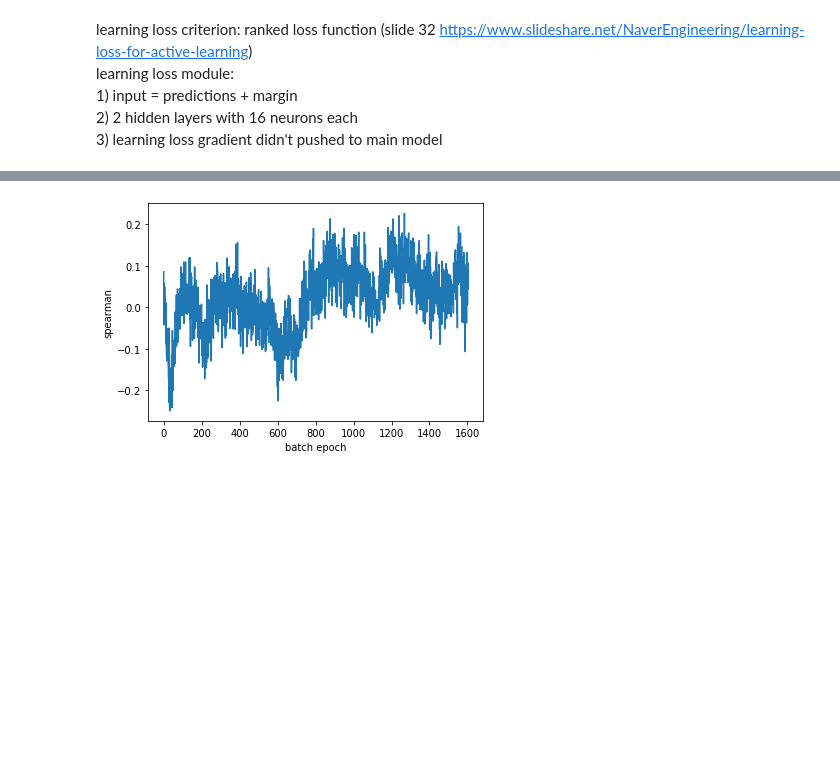
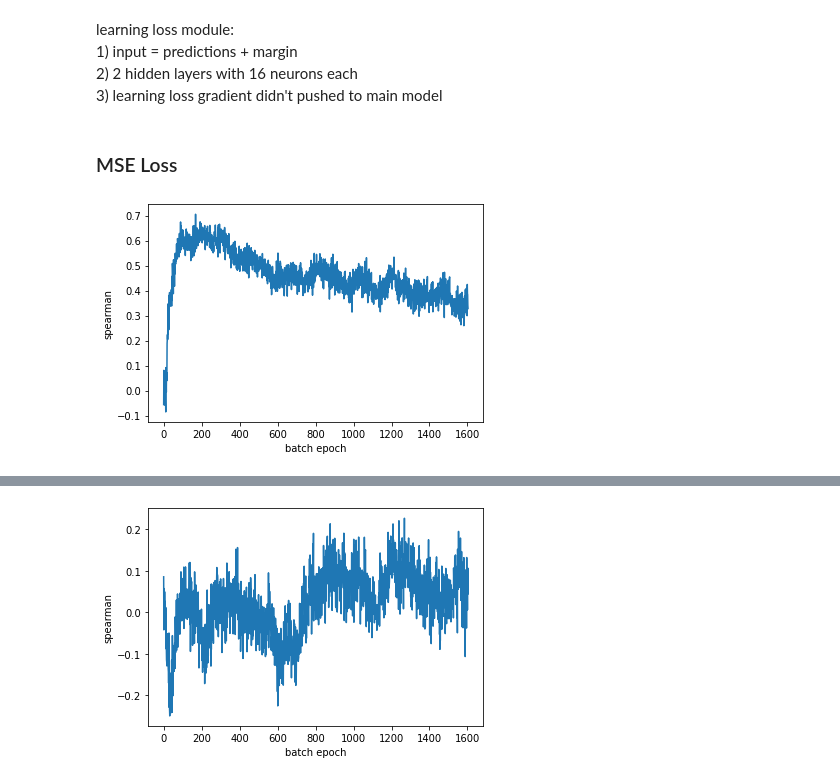
Before and after one commit to nibydlo/Thesis, a Jupyter notebook: topics_ds/learning_loss_correlation.ipynb, the cells around one changed output, grey strips where cells are left out. Drawn from its saved outputs; the diff is of its cells as text; code cells hidden in the pictures; blank space fills up the shorter version.

Commit message:
add mse learning loss correlation

```diff
--- a/topics_ds/learning_loss_correlation.ipynb
+++ b/topics_ds/learning_loss_correlation.ipynb
@@ -2,8 +2,18 @@
 import matplotlib.pyplot as plt
 import pickle
 # %% [markdown]
-learning loss criterion: ranked loss function (slide 32 https://www.slideshare.net/NaverEngineering/learning-loss-for-active-learning)
 learning loss module:
     1) input = predictions + margin
     2) 2 hidden layers with 16 neurons each
     3) learning loss gradient didn't pushed to main model
+# %% [markdown]
+### MSE Loss
+# %%
+correlation_history_mse = pickle.load(open('ll2.1_n_hidden2_correlation_history.pkl', 'rb'))
+# %%
+plt.plot(range(len(correlation_history_mse)), [e[0] for e in correlation_history_mse])
+plt.xlabel('batch epoch')
+plt.ylabel('spearman')
+plt.show()
+# %% [output]
+[figure, added]
```
Also changed, not shown: parts of 5 cells of this notebook.
